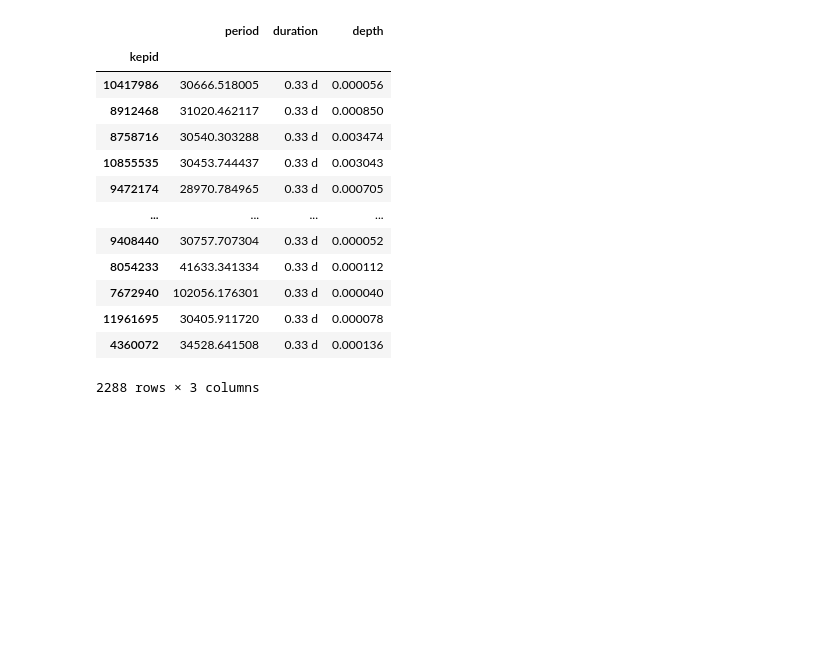
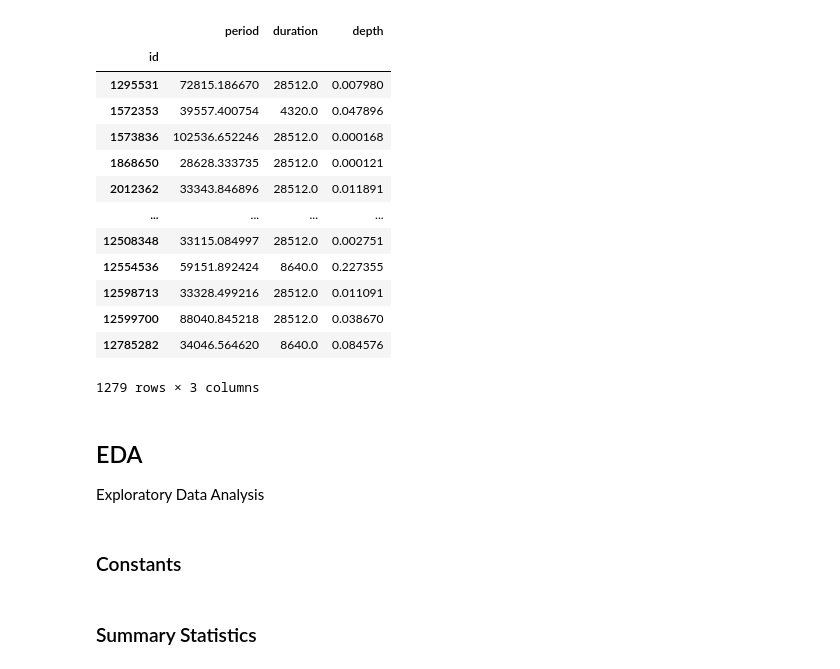
Before and after one commit to phytonics/ThreeBody, a Jupyter notebook: notebooks/Binary Star Analysis.ipynb, the cells around one changed output. Saved outputs shown, nothing was run; the diff lists cells and outputs as text; code cells hidden in the pictures; blank space fills up the shorter version.

Commit message:
Add the Analysis files

```diff
--- a/notebooks/Binary Star Analysis.ipynb
+++ b/notebooks/Binary Star Analysis.ipynb
@@ -69,19 +110,30 @@ binarystars
-# %%
-#configs["period"] = configs.period.apply(lambda s: float(s[:-2]) * 24 * 60 * 60)
-#configs["duration"] = configs.period.apply(lambda s: float(s[:-2]) * 24 * 60 * 60)
-configs
-# %% [output]
-|  | period | duration | depth |
-| kepid |  |  |  |
-| 10417986 | 30666.518005 | 0.33 d | 0.000056 |
-| 8912468 | 31020.462117 | 0.33 d | 0.000850 |
-| 8758716 | 30540.303288 | 0.33 d | 0.003474 |
-| 10855535 | 30453.744437 | 0.33 d | 0.003043 |
-| 9472174 | 28970.784965 | 0.33 d | 0.000705 |
-| ... | ... | ... | ... |
-| 9408440 | 30757.707304 | 0.33 d | 0.000052 |
-| 8054233 | 41633.341334 | 0.33 d | 0.000112 |
-| 7672940 | 102056.176301 | 0.33 d | 0.000040 |
-| 11961695 | 30405.911720 | 0.33 d | 0.000078 |
-| 4360072 | 34528.641508 | 0.33 d | 0.000136 |
-2288 rows × 3 columns
+# %%
+def day2seconds(s):
+    if type(s) in [float, int]:
+        return s * 86400
+    return float(s[:-2]) * 86400
+
+configs["period"] = configs.period.apply(day2seconds)
+configs["duration"] = configs.duration.apply(day2seconds)
+configs = configs.dropna().sort_index()
+configs
+# %% [output]
+|  | period | duration | depth |
+| id |  |  |  |
+| 1295531 | 72815.186670 | 28512.0 | 0.007980 |
+| 1572353 | 39557.400754 | 4320.0 | 0.047896 |
+| 1573836 | 102536.652246 | 28512.0 | 0.000168 |
+| 1868650 | 28628.333735 | 28512.0 | 0.000121 |
+| 2012362 | 33343.846896 | 28512.0 | 0.011891 |
+| ... | ... | ... | ... |
+| 12508348 | 33115.084997 | 28512.0 | 0.002751 |
+| 12554536 | 59151.892424 | 8640.0 | 0.227355 |
+| 12598713 | 33328.499216 | 28512.0 | 0.011091 |
+| 12599700 | 88040.845218 | 28512.0 | 0.038670 |
+| 12785282 | 34046.564620 | 8640.0 | 0.084576 |
+1279 rows × 3 columns
+# %% [markdown]
+## EDA
+Exploratory Data Analysis
+# %% [markdown]
+### Constants
@@ -87,0 +149,2 @@ configs
+# %% [markdown]
+### Summary Statistics
```
Also changed, not shown: parts of 36 cells of this notebook, 1 other file.
